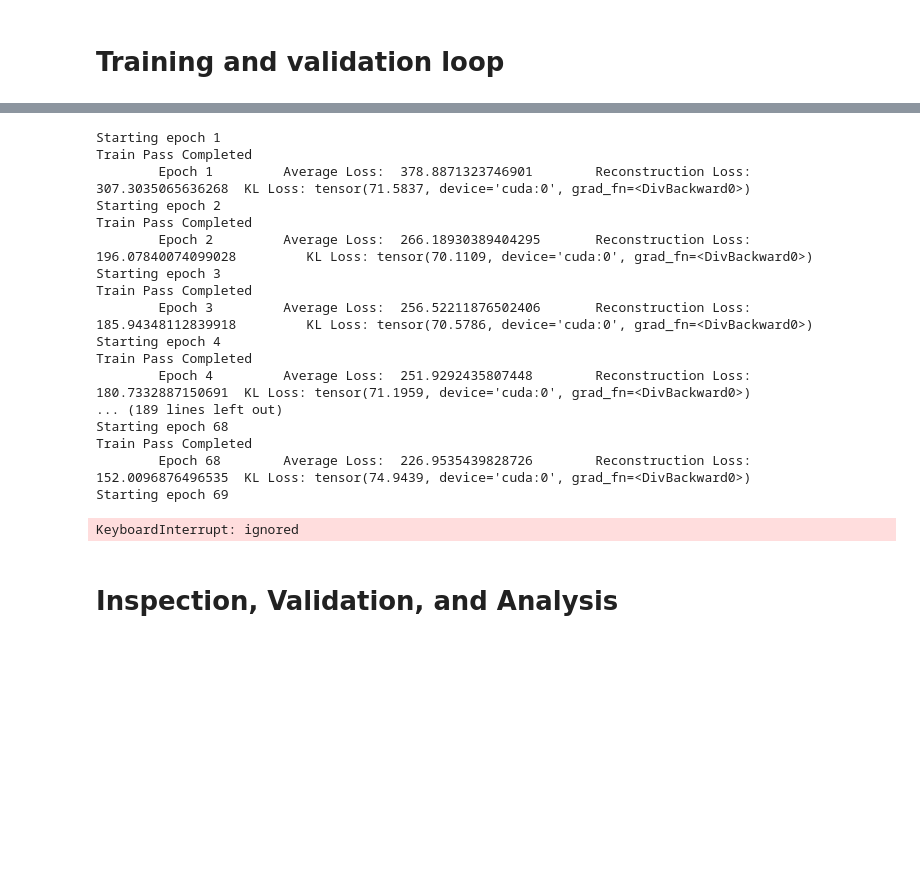
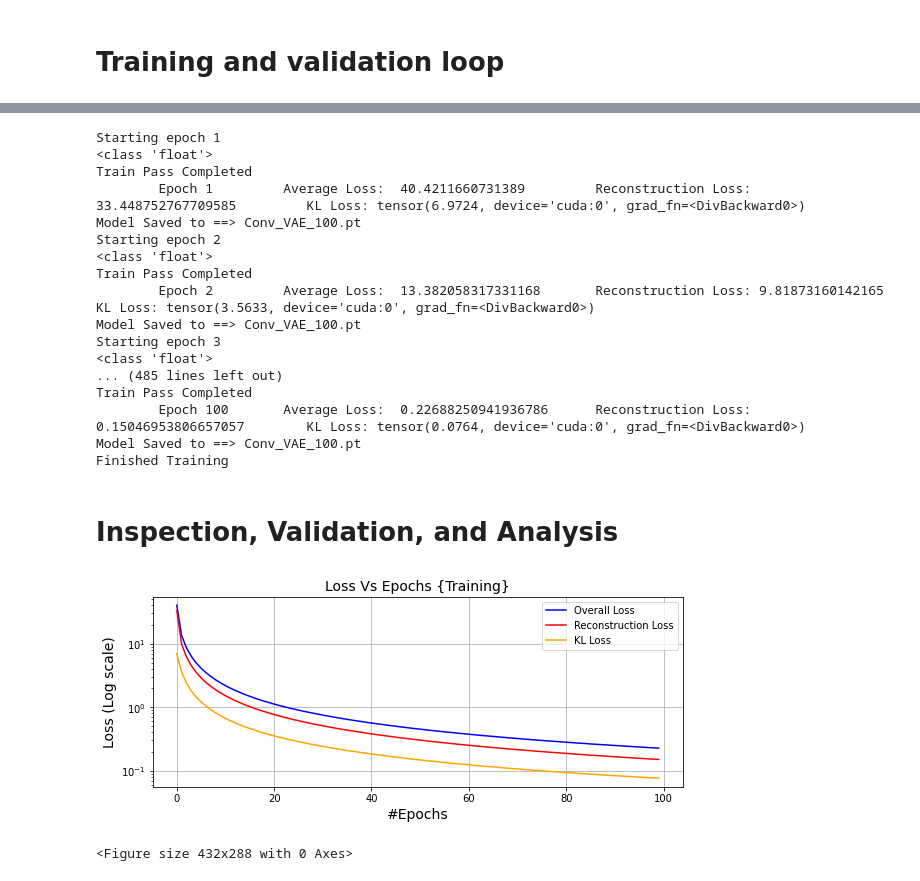
Before and after one commit to a-moharil/2AMM10-Group7, a Jupyter notebook: Assignment 4/assignment_4_skeleton.ipynb, the cells around one changed output, grey strips where cells are left out. Drawn from its saved outputs; the diff is of its cells as text; code cells hidden in the pictures; blank space fills up the shorter version.

Commit message:
Trained the models for task 1

```diff
--- a/Assignment 4/assignment_4_skeleton.ipynb
+++ b/Assignment 4/assignment_4_skeleton.ipynb
@@ -113,7 +113,7 @@ def show_images(x, ncols=10):
     plt.show()
 # %%
 #Plot the images
-for x in train_dataloader:
+for batch_idx, x in train_dataloader:
     show_images(x)
     break
 # %% [output]
@@ -367,6 +382,7 @@ def train_conv(model, train_loader, num_epochs, save_name):
     val_pred = []
     input_dim = 32*32
     batch_size = 10
+    cnt = 0
 
     for epoch in range(num_epochs):
         overall_loss = 0.0
@@ -374,7 +390,7 @@ def train_conv(model, train_loader, num_epochs, save_name):
         overall_kl_loss = 0.0
         model.train()
         print("Starting epoch " + str(epoch+1))
-        for train_data in train_loader:
+        for batch_idx, train_data in train_loader:
             # Forward
             input_tensor = train_data.to(device)
             #input_tensor = input_tensor.view(batch_size,32*32)
@@ -384,13 +400,14 @@ def train_conv(model, train_loader, num_epochs, save_name):
             overall_loss += loss.item()
             overall_recons_loss  += reconstruction_loss.item()
             overall_kl_loss += kl_loss
+            cnt+=1
 
 
             # Backward and optimize
             loss.backward()
             optimizer.step()
 
-        n_datapoints = len(train_loader)
+        n_datapoints = cnt * batch_size #cnt gives the no of batches \times the batch_size = total_datapoitns
         avg_overall_loss = overall_loss / n_datapoints
         train_overall_loss.append(avg_overall_loss)
 
@@ -406,7 +423,7 @@ def train_conv(model, train_loader, num_epochs, save_name):
 
         if avg_recons_loss < best_loss:
             best_loss = avg_recons_loss
-            #save_model_checkpoint(save_name, model, optimizer, best_loss, 0, 0,avg_recons_loss )
+            save_model_checkpoint(save_name, model, optimizer, avg_overall_loss, best_loss,avg_kl_loss )
 
     print("Finished Training")
     return train_overall_loss, train_recons_loss, train_kl_loss
@@ -464,30 +463,62 @@ decoder = ConvDecoder(hidden_dim = 500, latent_dim = 5, output_dim = 32*32).cuda
 conv_vae = ConvVAE(encoder = encoder, decoder = decoder).cuda()
 
 optimizer = optim.Adam(conv_vae.parameters(), lr = 3e-4)
-save_name = f'Conv_VAE.pt'
+save_name = f'Conv_VAE_100.pt'
 epochs = 100
 obtained_train_overall_loss, obtained_train_recons_loss, obtained_train_kl_loss = train_conv(conv_vae, train_dataloader,
                                                                                         epochs , save_name )
 # %% [output]
 Starting epoch 1
+<class 'float'>
 Train Pass Completed
-        Epoch 1         Average Loss:  378.8871323746901        Reconstruction Loss: 307.3035065636268  KL Loss: tensor(71.5837, device='cuda:0', grad_fn=<DivBackward0>)
+        Epoch 1         Average Loss:  40.4211660731389         Reconstruction Loss: 33.448752767709585         KL Loss: tensor(6.9724, device='cuda:0', grad_fn=<DivBackward0>)
+Model Saved to ==> Conv_VAE_100.pt
 Starting epoch 2
+<class 'float'>
 Train Pass Completed
-        Epoch 2         Average Loss:  266.18930389404295       Reconstruction Loss: 196.07840074099028         KL Loss: tensor(70.1109, device='cuda:0', grad_fn=<DivBackward0>)
+        Epoch 2         Average Loss:  13.382058317331168       Reconstruction Loss: 9.81873160142165   KL Loss: tensor(3.5633, device='cuda:0', grad_fn=<DivBackward0>)
+Model Saved to ==> Conv_VAE_100.pt
 Starting epoch 3
+<class 'float'>
+... (485 lines left out)
 Train Pass Completed
-        Epoch 3         Average Loss:  256.52211876502406       Reconstruction Loss: 185.94348112839918         KL Loss: tensor(70.5786, device='cuda:0', grad_fn=<DivBackward0>)
-Starting epoch 4
-Train Pass Completed
-        Epoch 4         Average Loss:  251.9292435807448        Reconstruction Loss: 180.7332887150691  KL Loss: tensor(71.1959, device='cuda:0', grad_fn=<DivBackward0>)
-... (189 lines left out)
-Starting epoch 68
-Train Pass Completed
-        Epoch 68        Average Loss:  226.9535439828726        Reconstruction Loss: 152.0096876496535  KL Loss: tensor(74.9439, device='cuda:0', grad_fn=<DivBackward0>)
-Starting epoch 69
+        Epoch 100       Average Loss:  0.22688250941936786      Reconstruction Loss: 0.15046953806657057        KL Loss: tensor(0.0764, device='cuda:0', grad_fn=<DivBackward0>)
+Model Saved to ==> Conv_VAE_100.pt
+Finished Training
-KeyboardInterrupt: ignored
 # %% [markdown]
 # Inspection, Validation, and Analysis
 # %%
 # Inspect, validate, and analyse your trained model
+# %%
+def create_loss_plot(obtained_train_overall_loss, obtained_train_recons_loss, obtained_train_kl_loss,model_name,num_epochs,log_scale=True):
+    # converted_overall_loss = [tensor.detach().item() for tensor in obtained_train_overall_loss]
+    # converted_reconstruction_loss = [tensor.detach().item() for tensor in obtained_train_recons_loss]
+    converted_kl_loss = [tensor.detach().item() for tensor in obtained_train_kl_loss]
+    fig = plt.gcf()
+    fig.set_size_inches(9.5, 3.5)
+    plt.plot(range(0,num_epochs),obtained_train_overall_loss, label = "Overall Loss", color = "blue")
+    plt.plot(range(0,num_epochs),obtained_train_recons_loss, label = "Reconstruction Loss", color = "red")
+    plt.plot(range(0,num_epochs),converted_kl_loss, label = "KL Loss", color = "orange")
+
+
+    plt.title('Loss Vs Epochs {Training}', fontsize=14)
+    plt.xlabel('#Epochs', fontsize=14)
+    plt.grid(True)
+    plt.legend()
+    scale = ""
+    if log_scale:
+        scale = '_log'
+        plt.yscale("log")
+        plt.ylabel('Loss (Log scale)', fontsize=14)
+    else:
+        plt.ylabel('Loss', fontsize=14)
+
+    plt.show()
+    fig.savefig(f'{model_name}_{num_epochs}{scale}.png')
+    fig = plt.gcf()
+# %%
+#Plot for ConvVAE
+create_loss_plot(obtained_train_overall_loss, obtained_train_recons_loss, obtained_train_kl_loss,"ConvVAE",epochs,log_scale=True)
+# %% [output]
+[figure, added]
+<Figure size 432x288 with 0 Axes>
```
Also changed, not shown: parts of 4 cells of this notebook, 3 other files.
